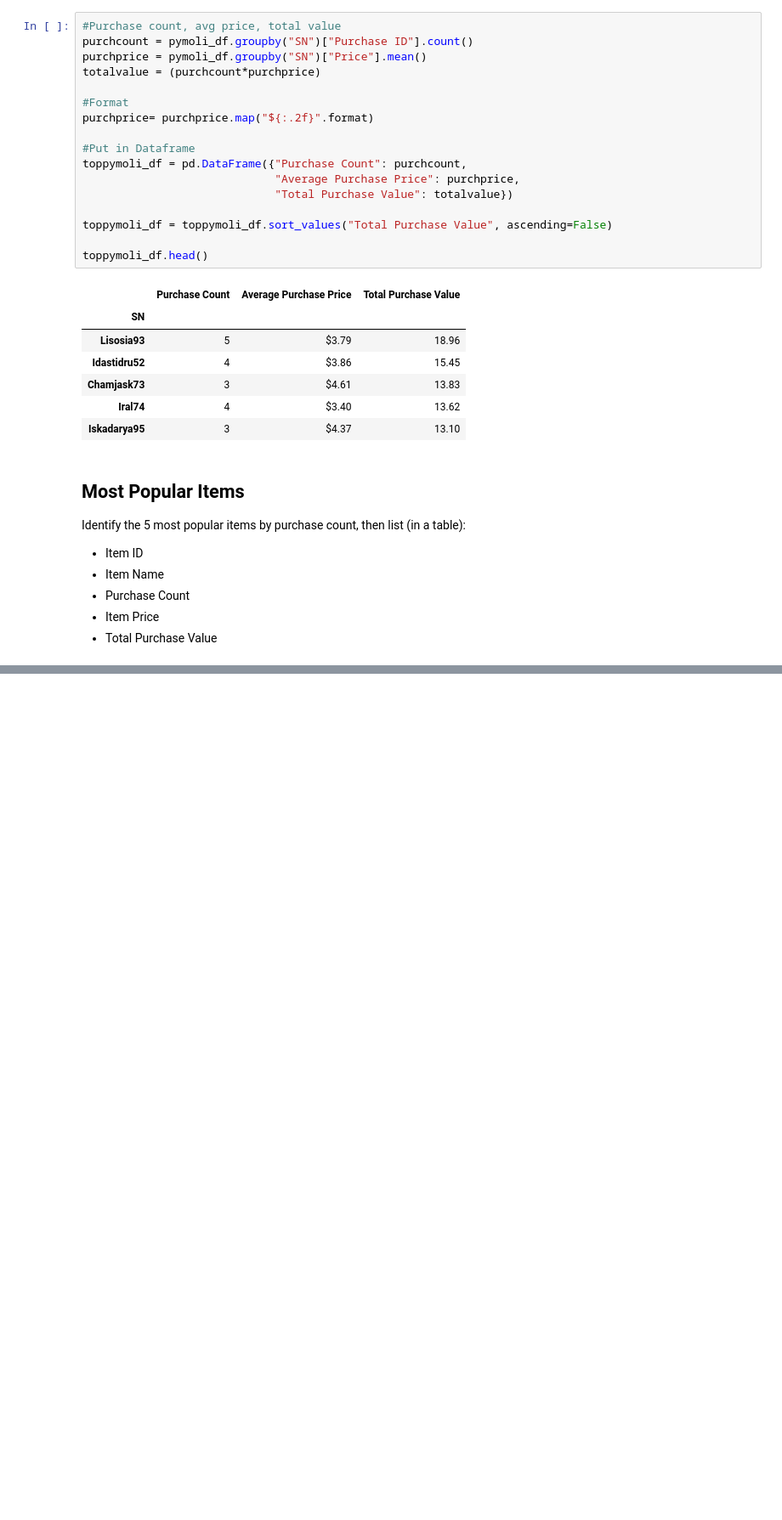
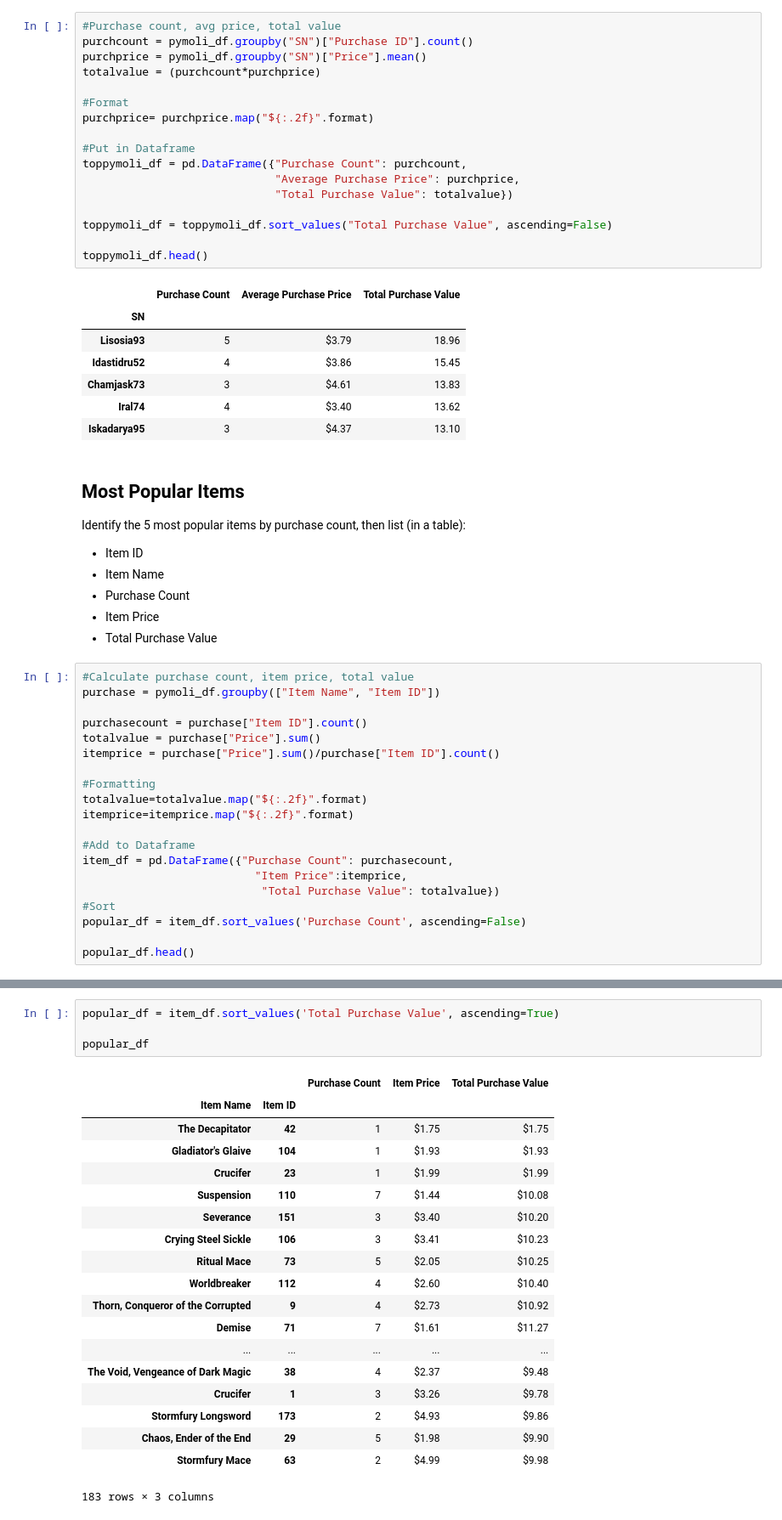
Before and after one commit to tinahuangyt/Heroes-of-Pymoli, a Jupyter notebook: Heroes of Pymoli Analysis_TH.ipynb, the cells around one changed output, grey strips where cells are left out. Shown at 85% size. Saved outputs shown, nothing was run; the diff lists cells and outputs as text; blank space fills up the shorter version.

Commit message:
most popular items

```diff
--- a/Heroes of Pymoli Analysis_TH.ipynb
+++ b/Heroes of Pymoli Analysis_TH.ipynb
@@ -220,3 +220,23 @@ Identify the 5 most popular items by purchase count, then list (in a table):
  - Purchase Count
  - Item Price
  - Total Purchase Value
+# %%
+#Calculate purchase count, item price, total value
+purchase = pymoli_df.groupby(["Item Name", "Item ID"])
+
+purchasecount = purchase["Item ID"].count()
+totalvalue = purchase["Price"].sum()
+itemprice = purchase["Price"].sum()/purchase["Item ID"].count()
+
+#Formatting
+totalvalue=totalvalue.map("${:.2f}".format)
+itemprice=itemprice.map("${:.2f}".format)
+
+#Add to Dataframe
+item_df = pd.DataFrame({"Purchase Count": purchasecount,
+                          "Item Price":itemprice,
+                           "Total Purchase Value": totalvalue})
+#Sort
+popular_df = item_df.sort_values('Purchase Count', ascending=False)
+
+popular_df.head()
@@ -222,0 +259,24 @@ Identify the 5 most popular items by purchase count, then list (in a table):
+# %%
+popular_df = item_df.sort_values('Total Purchase Value', ascending=True)
+
+popular_df
+# %% [output]
+|  |  | Purchase Count | Item Price | Total Purchase Value |
+| Item Name | Item ID |  |  |  |
+| The Decapitator | 42 | 1 | $1.75 | $1.75 |
+| Gladiator's Glaive | 104 | 1 | $1.93 | $1.93 |
+| Crucifer | 23 | 1 | $1.99 | $1.99 |
+| Suspension | 110 | 7 | $1.44 | $10.08 |
+| Severance | 151 | 3 | $3.40 | $10.20 |
+| Crying Steel Sickle | 106 | 3 | $3.41 | $10.23 |
+| Ritual Mace | 73 | 5 | $2.05 | $10.25 |
+| Worldbreaker | 112 | 4 | $2.60 | $10.40 |
+| Thorn, Conqueror of the Corrupted | 9 | 4 | $2.73 | $10.92 |
+| Demise | 71 | 7 | $1.61 | $11.27 |
+| ... | ... | ... | ... | ... |
+| The Void, Vengeance of Dark Magic | 38 | 4 | $2.37 | $9.48 |
+| Crucifer | 1 | 3 | $3.26 | $9.78 |
+| Stormfury Longsword | 173 | 2 | $4.93 | $9.86 |
+| Chaos, Ender of the End | 29 | 5 | $1.98 | $9.90 |
+| Stormfury Mace | 63 | 2 | $4.99 | $9.98 |
+183 rows × 3 columns
```
Also changed, not shown: parts of 2 cells of this notebook.
